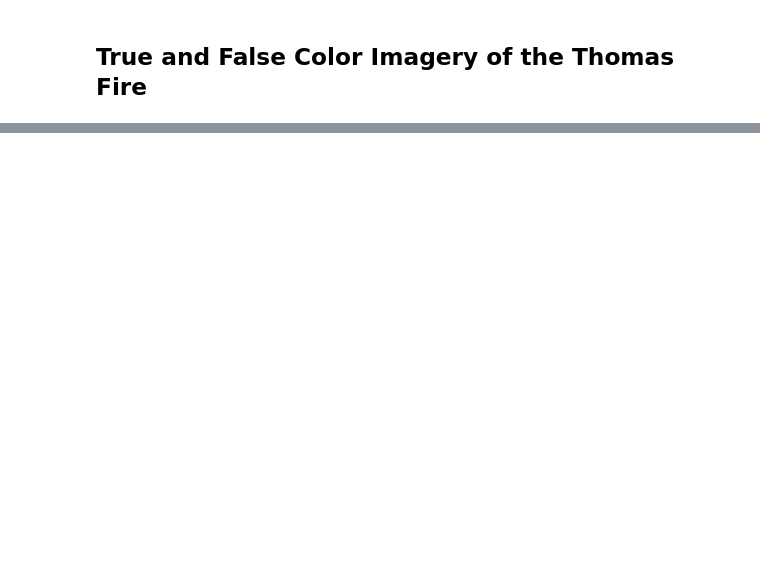
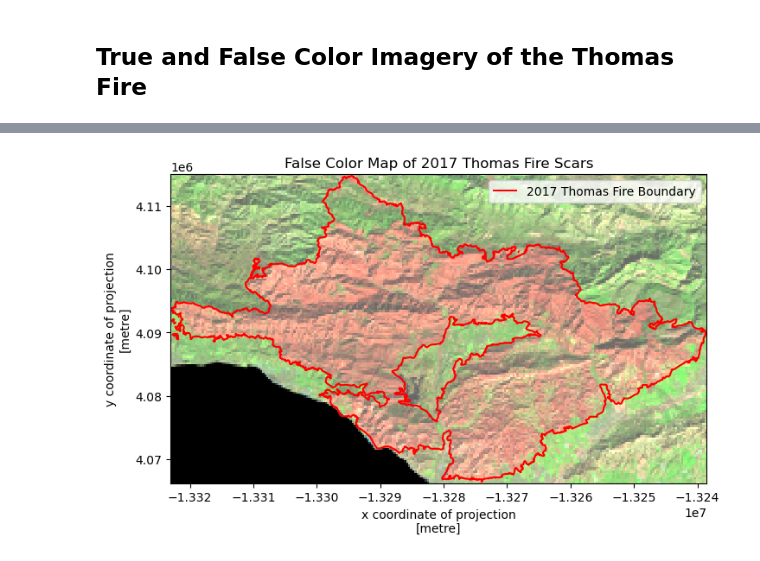
Before and after one commit to mmyiv/eds220-hwk4, a Jupyter notebook: blogpost_yiv.ipynb, the cells around one changed output, grey strips where cells are left out. Drawn from its saved outputs; the diff is of its cells as text; code cells hidden in the pictures; blank space fills up the shorter version.

```diff
--- a/blogpost_yiv.ipynb
+++ b/blogpost_yiv.ipynb
@@ -56,0 +114,32 @@ thomas_fire.plot()
+# %%
+# Convert CRS of landsat to thomas_fire
+landsat = landsat.rio.reproject("EPSG:3857")
+
+# Verify CRS match
+assert landsat.rio.crs == thomas_fire.crs
+# %%
+# Clip landsat data to the bounds of thomas fire
+landsat_fire = landsat.rio.clip_box(*thomas_fire.total_bounds)
+# %%
+# Map of SWIR/NIR/RED with Thomas fire + figure description
+
+# Initialize plot
+fig, ax = plt.subplots(figsize = (8,8))
+
+# Landsat clipped plot
+landsat_fire[['swir22', 'nir08', 'red']].to_array().plot.imshow(ax = ax, robust = True)
+
+# Thomas fire boundary
+thomas_fire.boundary.plot(ax = ax,
+                         color = 'red',
+                         linewidth = 1.5,
+                         label = 'Thomas Fire Boundary')
+
+plt.legend(thomas_fire, labels = ['2017 Thomas Fire Boundary'])
+
+# Set title
+ax.set_title('False Color Map of 2017 Thomas Fire Scars')
+
+plt.show()
+# %% [output]
+[figure, added]
```
Also changed, not shown: parts of 8 cells of this notebook.
